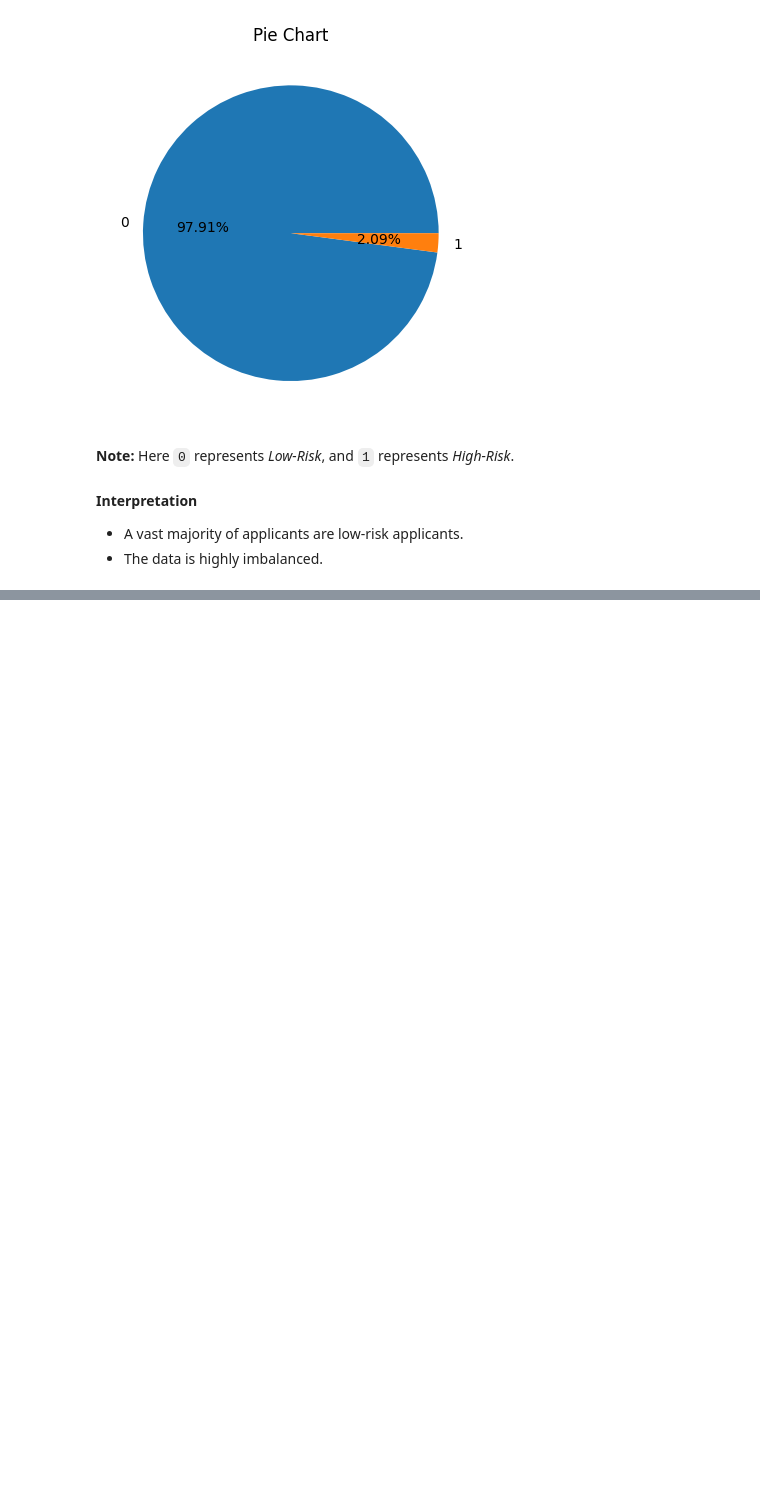
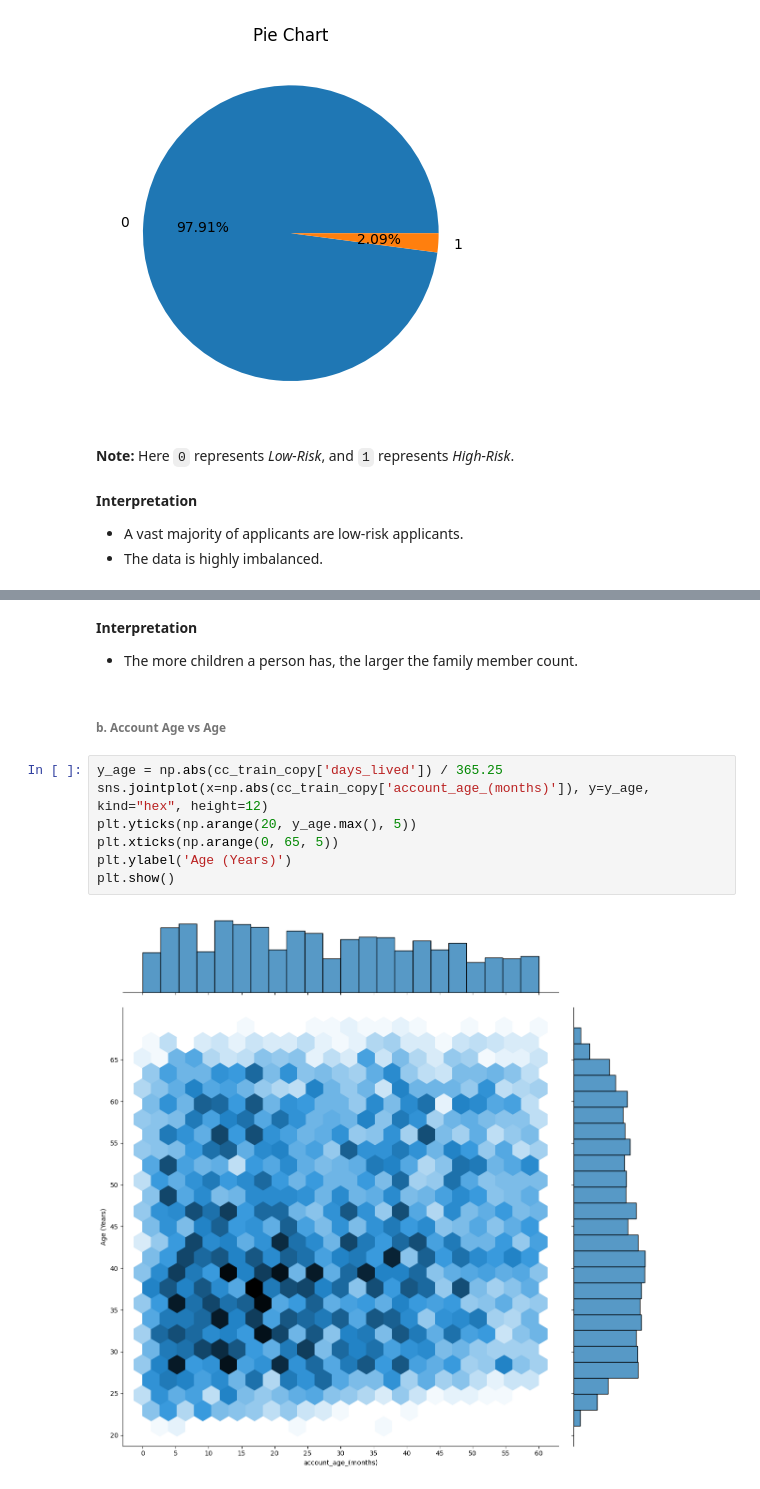
Before and after one commit to himaanssu/Credit_Card_Approval_Prediction, a Jupyter notebook: project.ipynb, the cells around one changed output, grey strips where cells are left out. Drawn from its saved outputs; the diff is of its cells as text; blank space fills up the shorter version.

```diff
--- a/project.ipynb
+++ b/project.ipynb
@@ -955,0 +979,14 @@ create_pie_plot(cc_train_copy, 'is_risky')
+# %% [markdown]
+**Interpretation**
+- The more children a person has, the larger the family member count.
+# %% [markdown]
+###### b. **Account Age vs Age**
+# %%
+y_age = np.abs(cc_train_copy['days_lived']) / 365.25
+sns.jointplot(x=np.abs(cc_train_copy['account_age_(months)']), y=y_age, kind="hex", height=12)
+plt.yticks(np.arange(20, y_age.max(), 5))
+plt.xticks(np.arange(0, 65, 5))
+plt.ylabel('Age (Years)')
+plt.show()
+# %% [output]
+[figure, added]
```
Also changed, not shown: parts of 14 cells of this notebook.
